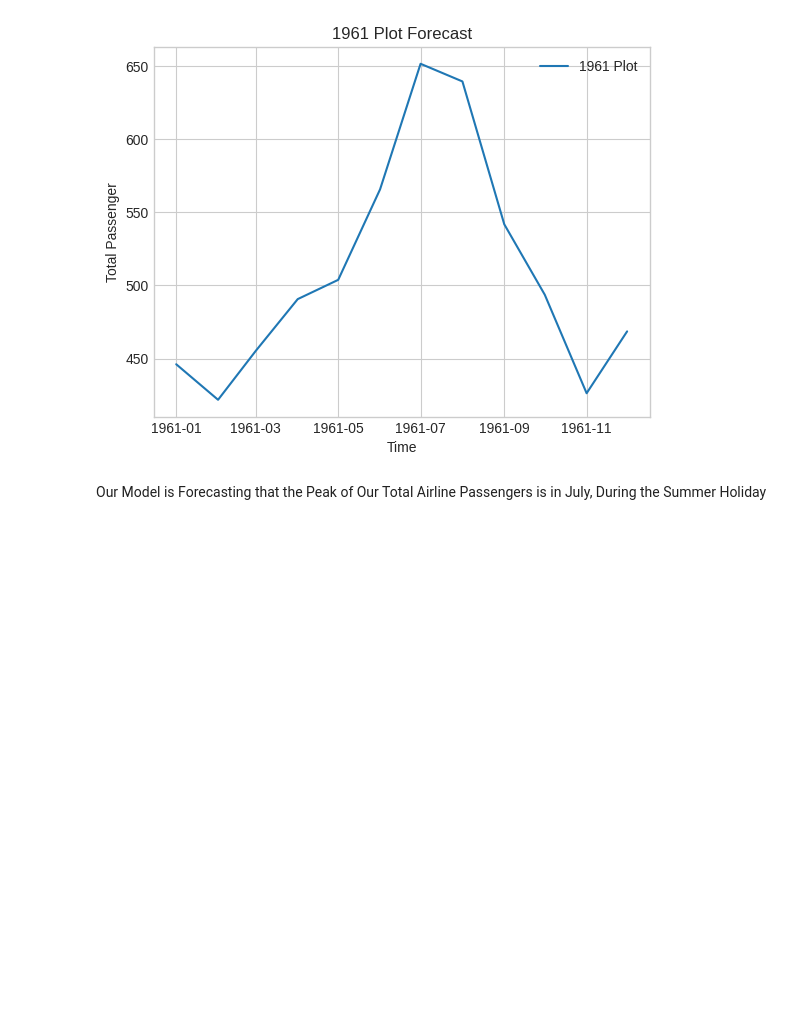
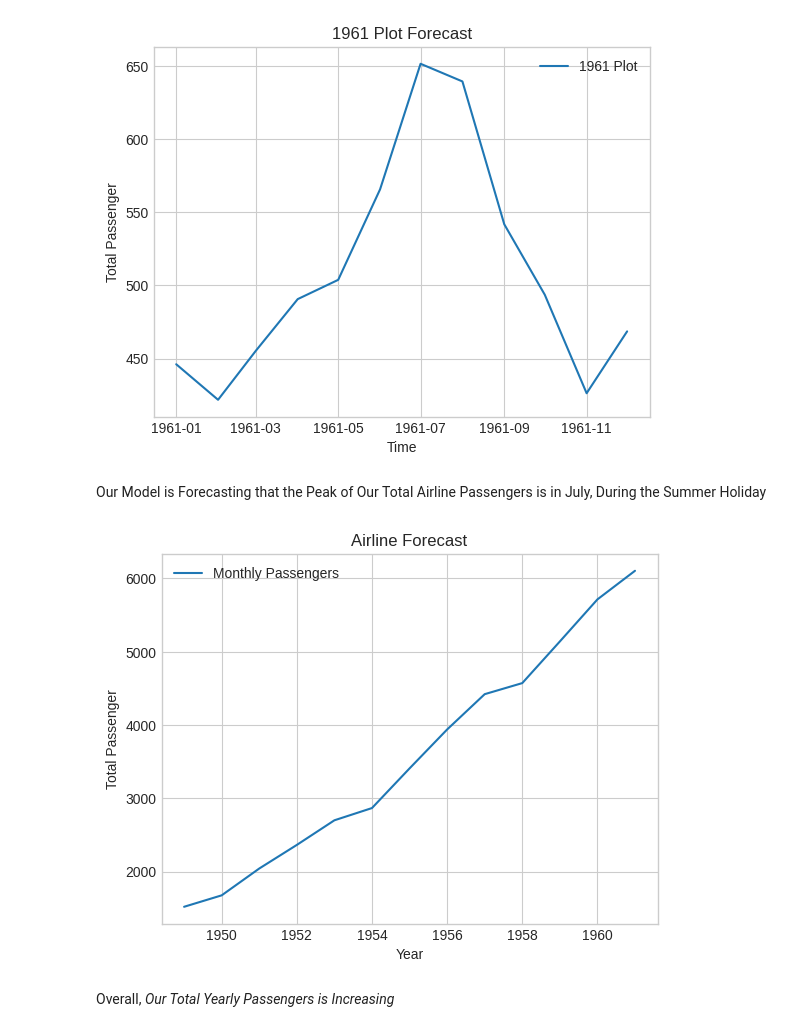
Before and after one commit to Inthari/Air, a Jupyter notebook: Lab 01.ipynb, the cells around one changed output. Drawn from its saved outputs; the diff is of its cells as text; code cells hidden in the pictures; blank space fills up the shorter version.

```diff
--- a/Lab 01.ipynb
+++ b/Lab 01.ipynb
@@ -348,3 +350,17 @@ plt.legend();
 [figure]
 # %% [markdown]
 Our Model is Forecasting that the Peak of Our Total Airline Passengers is in July, During the Summer Holiday
+# %%
+logits_indices = pandas.date_range(start='1961-01-01', end='1961-12-01', freq='MS')
+
+logits_table = pandas.Series(logits, index=logits_indices, name='Monthly Passengers')
+
+airline_logits = pandas.concat([airline, logits_table])
+
+yearly = airline_logits.groupby(airline_logits.index.year).sum()
+
+yearplot = yearly.plot.line(title="Airline Forecast", xlabel="Year", ylabel="Total Passenger");
+# %% [output]
+[figure, added]
+# %% [markdown]
+Overall, *Our Total Yearly Passengers is Increasing*
```
Also changed, not shown: parts of 1 cell of this notebook.
